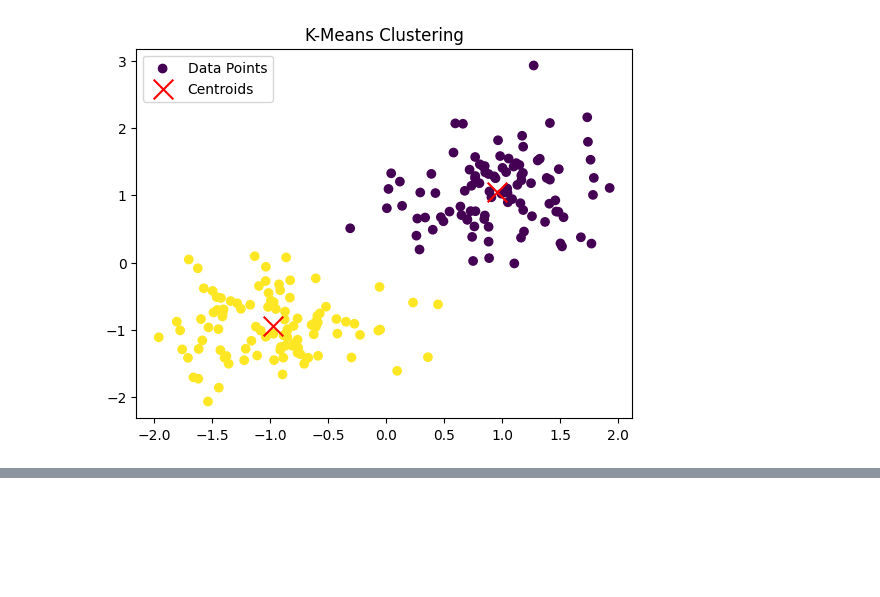
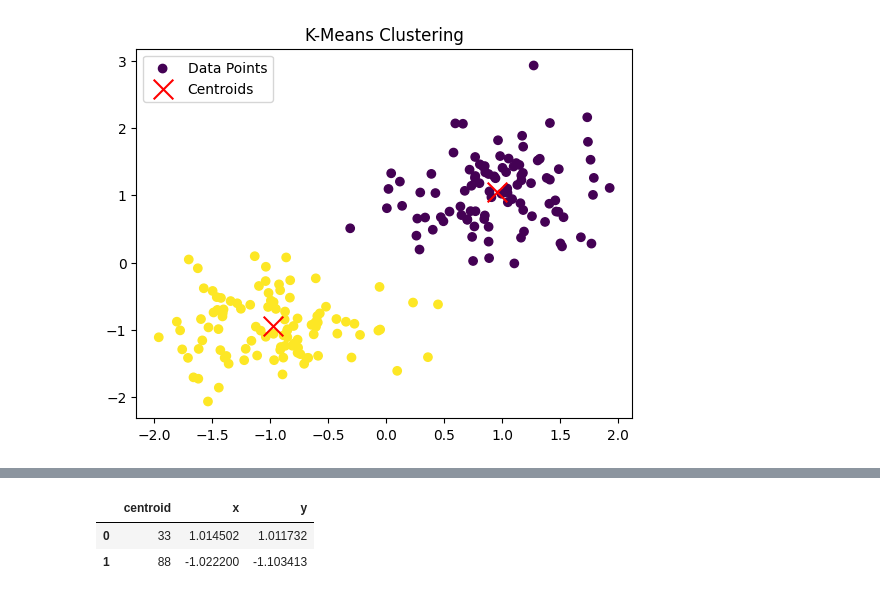
Before and after one commit to ongxuanhong/polar_duckdb_benchmarks, a Jupyter notebook: 04_kmeans.ipynb, the cells around one changed output, grey strips where cells are left out. Saved outputs shown, nothing was run; the diff lists cells and outputs as text; code cells hidden in the pictures; blank space fills up the shorter version.

```diff
--- a/04_kmeans.ipynb
+++ b/04_kmeans.ipynb
@@ -329,0 +465,8 @@ plt.show()
+# %%
+# Fetch the final centroids and the assigned points
+centroids = conn.execute("SELECT * FROM centroids").fetchdf()
+centroids
+# %% [output]
+|  | centroid | x | y |
+| 0 | 33 | 1.014502 | 1.011732 |
+| 1 | 88 | -1.022200 | -1.103413 |
```
Also changed, not shown: parts of 4 cells of this notebook.
